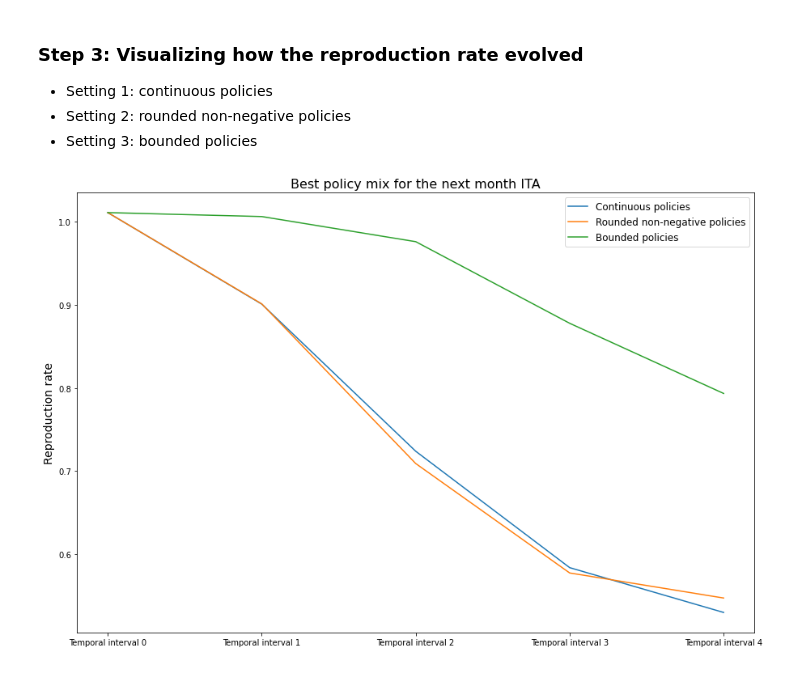
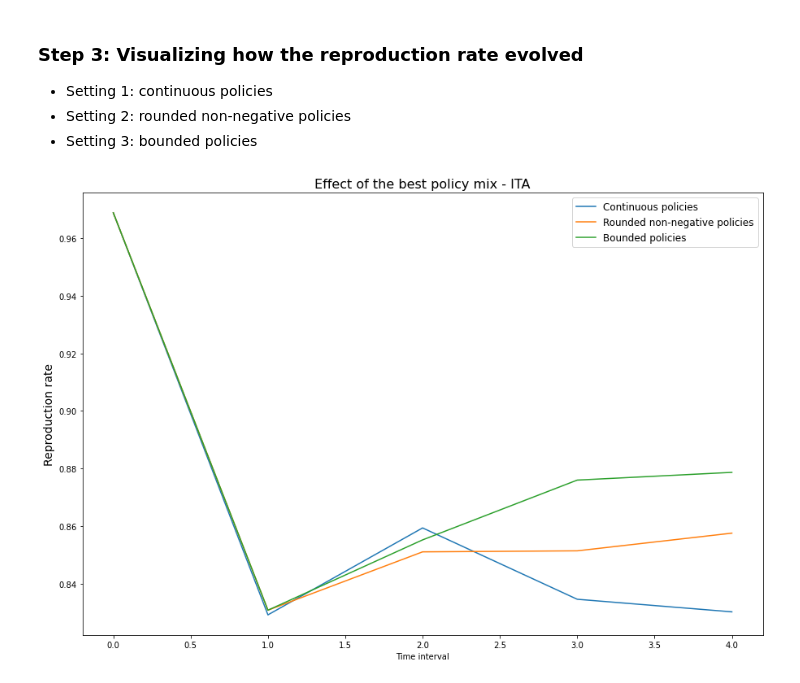
Before and after one commit to EPFLiGHT/What-If_model, a Jupyter notebook: ReinforcementLearning.ipynb, the cells around one changed output. Saved outputs shown, nothing was run; the diff lists cells and outputs as text; code cells hidden in the pictures.

```diff
--- a/ReinforcementLearning.ipynb
+++ b/ReinforcementLearning.ipynb
@@ -197,4 +306,5 @@ def predict_from_state(state):
     network_input = state.reshape(int(WINDOW_SIZE / CHANGE_EVERY), len(variable_names))
     network_input = np.repeat(network_input, CHANGE_EVERY, axis=0)
     prediction = pipeline.single_prediction(variable_names, constant_names, network_input, [constant_features], norm_var=True).numpy()[0][0]
-    return prediction
+    prediction_economic = pipeline_economic.single_prediction(variable_names_economic, constant_names_economic, network_input, [constant_features_economic], norm_var=True).numpy()[0][0]
+    return prediction, prediction_economic
@@ -210,17 +324,16 @@ from classes.ddpg.plot_results import Results
 # %%
 state_space = initial_state.shape[0]
 action_space = len(variable_names)
-
+# Defining the range of variation for each policy
+variation_policy_level = [3, 3, 3, 5, 3, 5, 3, 4, 4, 4, 6, 4]
 MAX_EPISODES = 2500
 MAX_STEPS = int(WINDOW_SIZE / CHANGE_EVERY)
 
 agent = DDPGAgent(state_space, action_space)
 
 warmup = 128
-
 results = Results()
 rewards = []
-
 best_reward = 0
 best_states = []
 
@@ -230,14 +343,12 @@ for episode in range(MAX_EPISODES):
     agent.reset()
 
     # Initial prediction
-    last_prediction = predict_from_state(s_t)
-
+    last_prediction, last_prediction_economic = predict_from_state(s_t)
     states = []
 
     for step in range(MAX_STEPS):
 
         action = agent.select_action(s_t)
-
         new_policies = s_t[-12:] + action
 
         # Creating the new state
@@ -245,8 +356,10 @@ for episode in range(MAX_EPISODES):
         next_state[-12:] = new_policies
 
         # Computing the reward
-        prediction = predict_from_state(next_state)
-        r_t = 10 * (last_prediction - prediction)
+        prediction, prediction_economic = predict_from_state(next_state)
+        r_t_1 = 100 * (last_prediction - prediction) / last_prediction
+        r_t_2 = 100 * (last_prediction_economic - prediction_economic) / last_prediction_economic
+        r_t = r_t_1 + r_t_2
 
         done = step == (int(WINDOW_SIZE / CHANGE_EVERY) - 1)
 
@@ -256,7 +369,7 @@ for episode in range(MAX_EPISODES):
         if len(agent.memory) > warmup:
             agent.update()
 
-        episode_reward += r_t
+        episode_reward += r_t_1 + r_t_2
         s_t = next_state
         last_prediction = prediction
 
@@ -284,36 +397,36 @@ for episode in range(MAX_EPISODES):
 - Setting 2: rounded non-negative policies
 - Setting 3: bounded policies
 # %%
-# Defining the range of variation for each policy
-variation_policy_level = [3, 3, 3, 5, 3, 5, 3, 4, 4, 4, 6, 4]
+def visualize_effect(unemployment=False):
+    x = [0]
+    pred_num = 0 if not unemployment else 1
+    y_1 = [predict_from_state(initial_state)[pred_num]]
+    y_2 = [predict_from_state(initial_state)[pred_num]]
+    y_3 = [predict_from_state(initial_state)[pred_num]]
 
-x = ['Temporal interval 0']
+    for i, week in enumerate(best_states):
+        week_rounded = week.round()
+        week_rounded = np.where(week_rounded <= 0, 0, week_rounded)
+        x.append(i+1)
 
-y_1 = [predict_from_state(initial_state)]
-y_2 = [predict_from_state(initial_state)]
-y_3 = [predict_from_state(initial_state)]
+        y_1.append(predict_from_state(week)[pred_num])
+        y_2.append(predict_from_state(week_rounded)[pred_num])
 
-for i, week in enumerate(best_states):
-    week_rounded = week.round()
-    week_rounded = np.where(week_rounded <= 0, 0, week_rounded)
+        for i in range(len(week_rounded)):
+            if week_rounded[i] > variation_policy_level[i%len(variation_policy_level)]:
+                week_rounded[i] = variation_policy_level[i%len(variation_policy_level)]
 
-    x.append(f"Temporal interval {i+1}")
+        y_3.append(predict_from_state(week_rounded)[pred_num])
 
-    y_1.append(predict_from_state(week))
-    y_2.append(predict_from_state(week_rounded))
+    plt.figure(figsize=(15, 10))
+    plt.plot(x, y_1, label="Continuous policies")
+    plt.plot(x, y_2, label="Rounded non-negative policies")
+    plt.plot(x, y_3, label="Bounded policies")
+    plt.title(f"Effect of the best policy mix - {TARGET_COUNTRY}", fontsize=16)
+    plt.ylabel("Reproduction rate" if not unemployment else "Unenmployment rate", fontsize=14)
+    plt.xlabel("Time interval")
+    plt.legend(fontsize=12);
 
-    for i in range(len(week_rounded)):
-        if week_rounded[i] > week_rounded[i%12]:
-            week_rounded[i] = week_rounded[i%12]
-
-    y_3.append(predict_from_state(week_rounded))
-
-plt.figure(figsize=(15, 10))
-plt.plot(x, y_1, label="Continuous policies")
-plt.plot(x, y_2, label="Rounded non-negative policies")
-plt.plot(x, y_3, label="Bounded policies")
-plt.title(f"Best policy mix for the next month {TARGET_COUNTRY}", fontsize=16)
-plt.ylabel("Reproduction rate", fontsize=14)
-plt.legend(fontsize=12);
+visualize_effect()
 # %% [output]
-[figure, old version]
+[figure, new version]
```
Also changed, not shown: parts of 38 cells of this notebook, 7 other files.
